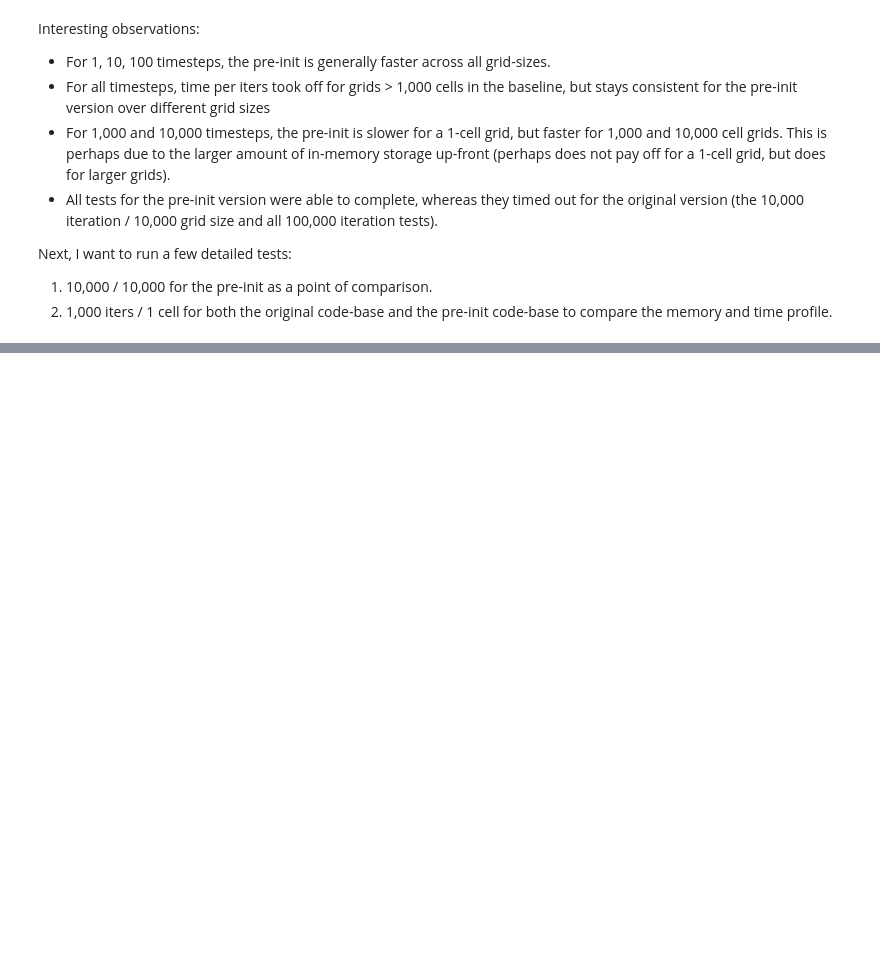
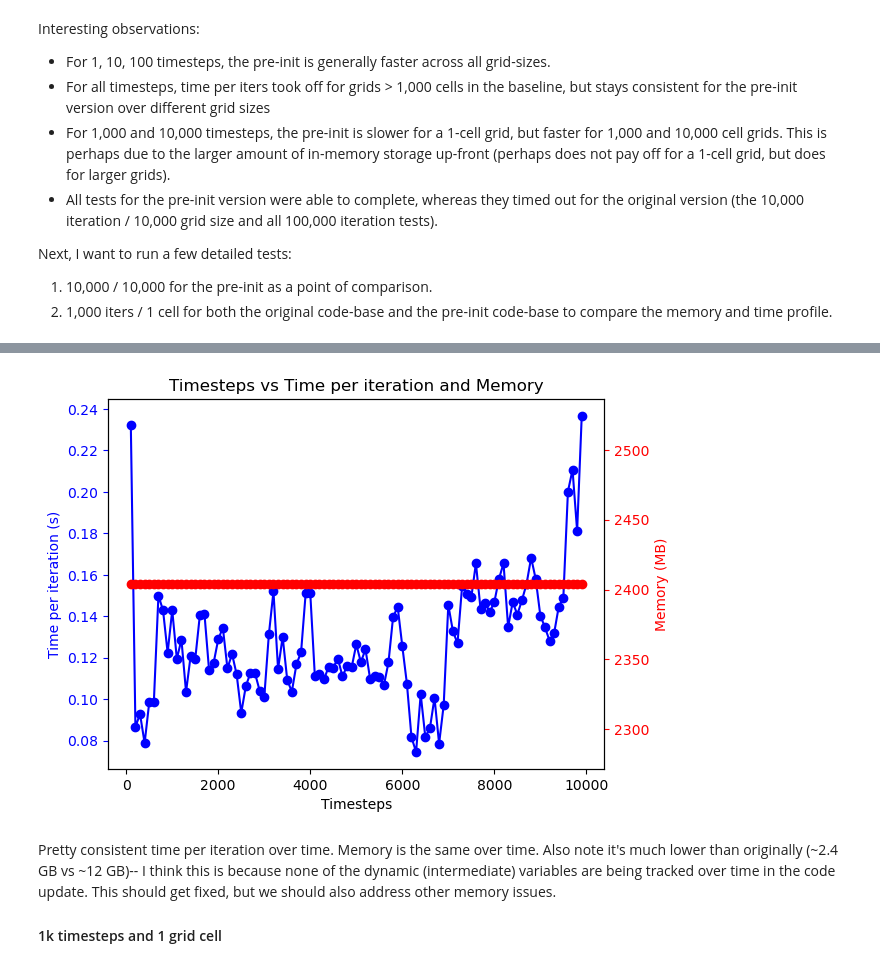
Before and after one commit to EcohydrologyTeam/ClearWater-modules, a Jupyter notebook: examples/dev_sandbox/performance_profiling_tsm.ipynb, the cells around one changed output, grey strips where cells are left out. Cells and saved outputs as stored; diff of their text form; code cells hidden in the pictures; blank space fills up the shorter version.

```diff
--- a/examples/dev_sandbox/performance_profiling_tsm.ipynb
+++ b/examples/dev_sandbox/performance_profiling_tsm.ipynb
@@ -26,6 +26,24 @@ def basic_plot(df):
     ax.set_title('Average Increment Time vs Gridsize for Different Iterations')
 
     plt.show()
+# %%
+def detailed_plot(df):
+    fig, ax1 = plt.subplots()
+
+    # Plot timesteps vs time_per_iter on the first y-axis
+    ax1.plot(df.timestep, df.time_per_iter, 'b-', marker='o', linestyle='-',)
+    ax1.set_xlabel('Timesteps')
+    ax1.set_ylabel('Time per iteration (s)', color='b')
+    ax1.tick_params('y', colors='b')
+
+    # Create a second y-axis and plot MB on it
+    ax2 = ax1.twinx()
+    ax2.plot(df.timestep, df.MB, 'r-', marker='o', linestyle='-',)
+    ax2.set_ylabel('Memory (MB)', color='r')
+    ax2.tick_params('y', colors='r')
+
+    plt.title('Timesteps vs Time per iteration and Memory')
+    plt.show()
 # %% [markdown]
 ## Baseline
 
@@ -180,0 +187,5 @@ Next, I want to run a few detailed tests:
+# %%
+pi_detailed = pd.read_csv(
+    '../temp/performance_profiling/pre_init_10000_10000_detailed_profile.log'
+)
+pi_detailed
@@ -180,0 +206,8 @@ Next, I want to run a few detailed tests:
+# %%
+detailed_plot(pi_detailed)
+# %% [output]
+[figure, added]
+# %% [markdown]
+Pretty consistent time per iteration over time. Memory is the same over time. Also note it's much lower than originally (~2.4 GB vs ~12 GB)-- I think this is because none of the dynamic (intermediate) variables are being tracked over time in the code update. This should get fixed, but we should also address other memory issues.
+
+#### 1k timesteps and 1 grid cell
```
Also changed, not shown: parts of 6 cells of this notebook, 1 other file.
